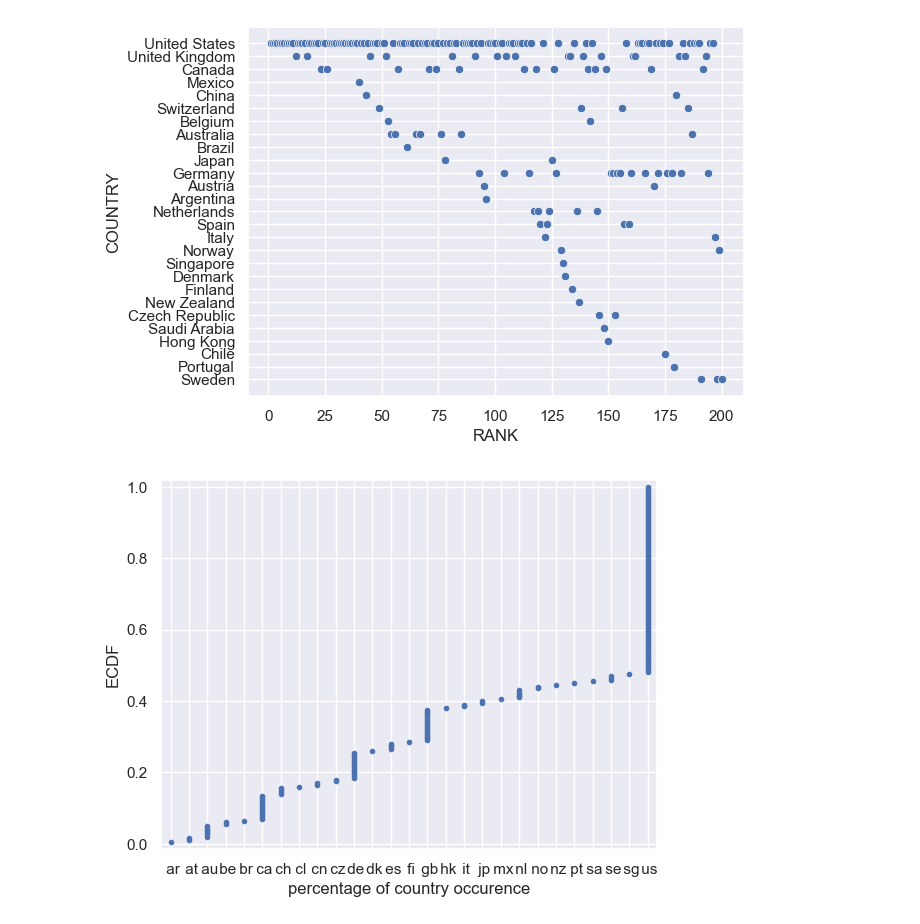
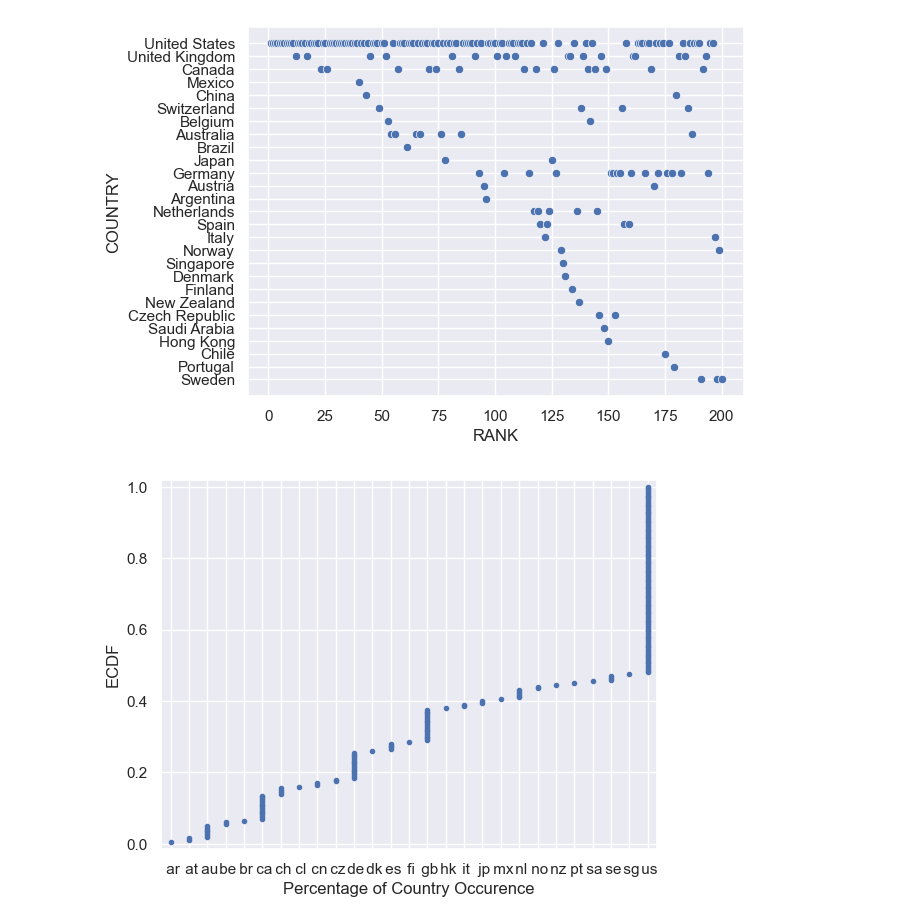
Before and after one commit to etyking/Hamoye-Web-Scraping-, a Jupyter notebook: universitiesRankingVisuals.ipynb, the cells around one changed output. Drawn from its saved outputs; the diff is of its cells as text; code cells hidden in the pictures.

```diff
--- a/universitiesRankingVisuals.ipynb
+++ b/universitiesRankingVisuals.ipynb
@@ -359,12 +359,11 @@ Pass the following variables as keyword args: x, y. From version 0.12, the only
 [figure]
 # %%
 x=np.sort(data['COUNTRY ABBRV'])
-#sorts data
 y=np.arange(1, len(x)+1)/len(x)
 _=plt.plot(x,y,marker='.', linestyle='none')
-_=plt.xlabel('percentage of country occurence')
+_=plt.xlabel('Percentage of Country Occurence')
 _=plt.ylabel('ECDF')
 plt.margins(0.02)
 plt.show()
 # %% [output]
-[figure, old version]
+[figure, new version]
```
Also changed, not shown: parts of 9 cells of this notebook.
